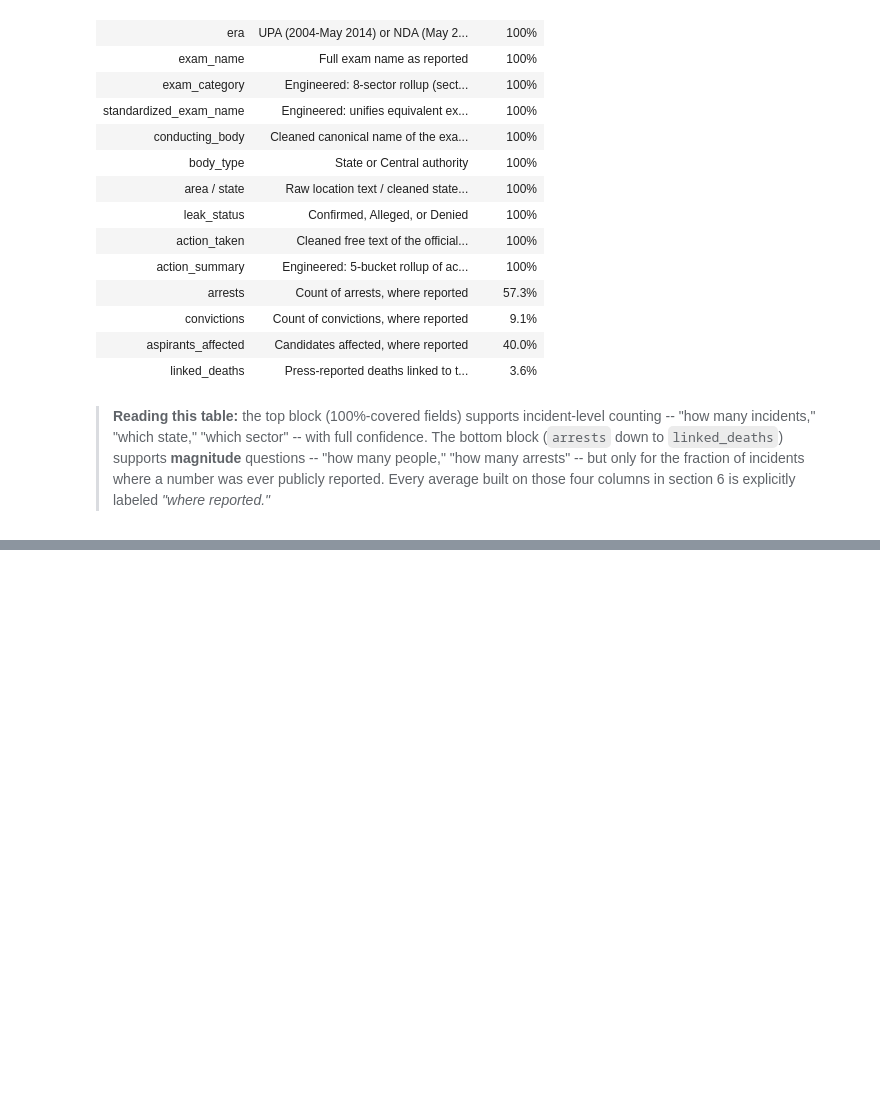
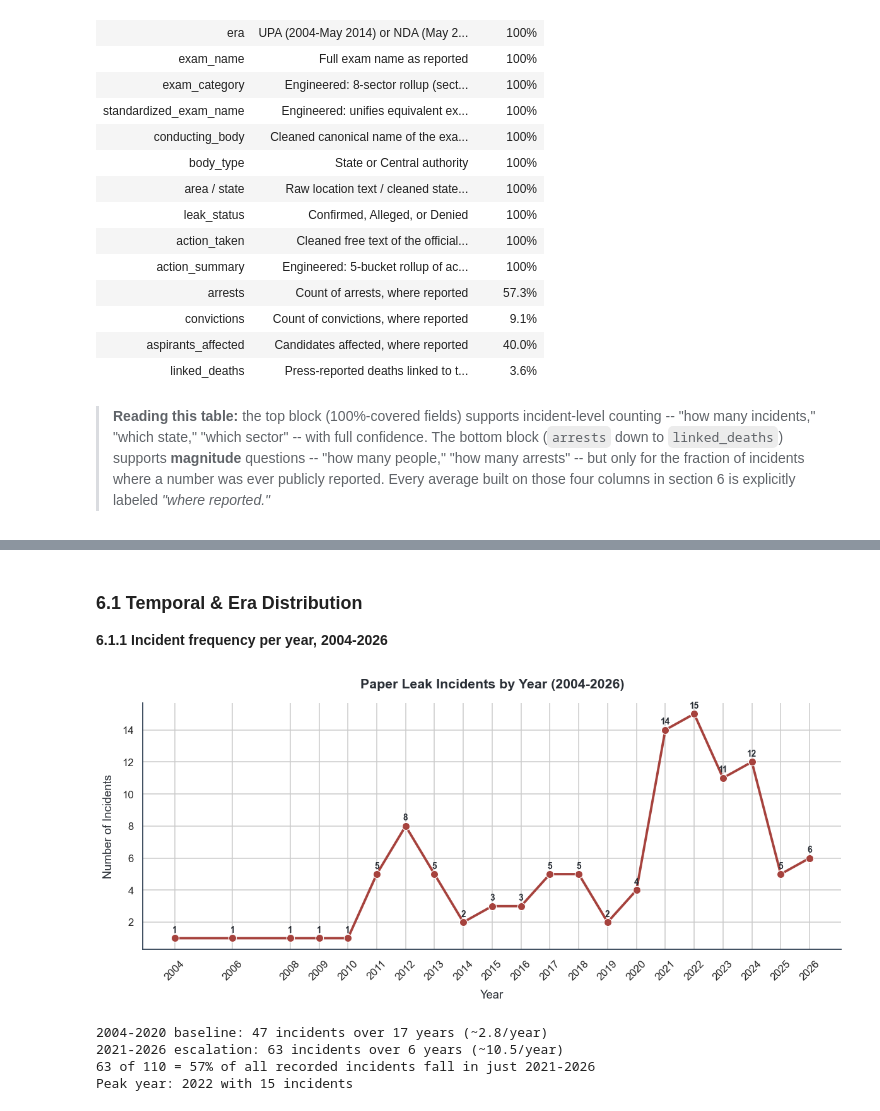
Before and after one commit to Vaibhavs7707/Paper-Leak-Analysis-in-India-2004-2026, a Jupyter notebook: paper_leak_analysisV3.ipynb, the cells around one changed output, grey strips where cells are left out. Saved outputs shown, nothing was run; the diff lists cells and outputs as text; code cells hidden in the pictures; blank space fills up the shorter version.

Commit message:
feat: add exploratory data analysis, visual storytelling, and accountability metrics

```diff
--- a/paper_leak_analysisV3.ipynb
+++ b/paper_leak_analysisV3.ipynb
@@ -424,0 +436,33 @@ data_dict.style.set_properties(**{'text-align':'left'}).set_table_styles(
+# %% [markdown]
+### 6.1 Temporal & Era Distribution <a id='6.1'></a>
+**6.1.1 Incident frequency per year, 2004-2026**
+# %%
+yearly_counts = df.groupby('year').size().reset_index(name='counts')
+
+plt.figure(figsize=(11, 5))
+ax = sns.lineplot(data=yearly_counts, x='year', y='counts', marker='o',
+                   color=C['primary'], linewidth=2.5, markersize=8)
+plt.title('Paper Leak Incidents by Year (2004-2026)', fontsize=14, fontweight='bold', pad=15)
+plt.xlabel('Year', fontsize=12, labelpad=8)
+plt.ylabel('Number of Incidents', fontsize=12, labelpad=8)
+for _, row in yearly_counts.iterrows():
+    plt.text(row['year'], row['counts'] + 0.35, str(int(row['counts'])), ha='center', fontsize=9, fontweight='bold')
+plt.xticks(yearly_counts['year'], rotation=45)
+plt.gca().spines[['top','right']].set_visible(False)
+plt.tight_layout()
+plt.show()
+# %% [output]
+[figure, added]
+# %%
+baseline = yearly_counts.query('year <= 2020')['counts'].sum()
+escalation = yearly_counts.query('year >= 2021')['counts'].sum()
+peak = yearly_counts.loc[yearly_counts['counts'].idxmax()]
+print(f'2004-2020 baseline: {baseline} incidents over 17 years (~{baseline/17:.1f}/year)')
+print(f'2021-2026 escalation: {escalation} incidents over 6 years (~{escalation/6:.1f}/year)')
+print(f'{escalation} of 110 = {escalation/110*100:.0f}% of all recorded incidents fall in just 2021-2026')
+print(f'Peak year: {int(peak.year)} with {int(peak.counts)} incidents')
+# %% [output]
+2004-2020 baseline: 47 incidents over 17 years (~2.8/year)
+2021-2026 escalation: 63 incidents over 6 years (~10.5/year)
+63 of 110 = 57% of all recorded incidents fall in just 2021-2026
+Peak year: 2022 with 15 incidents
```
Also changed, not shown: parts of 36 cells of this notebook.
